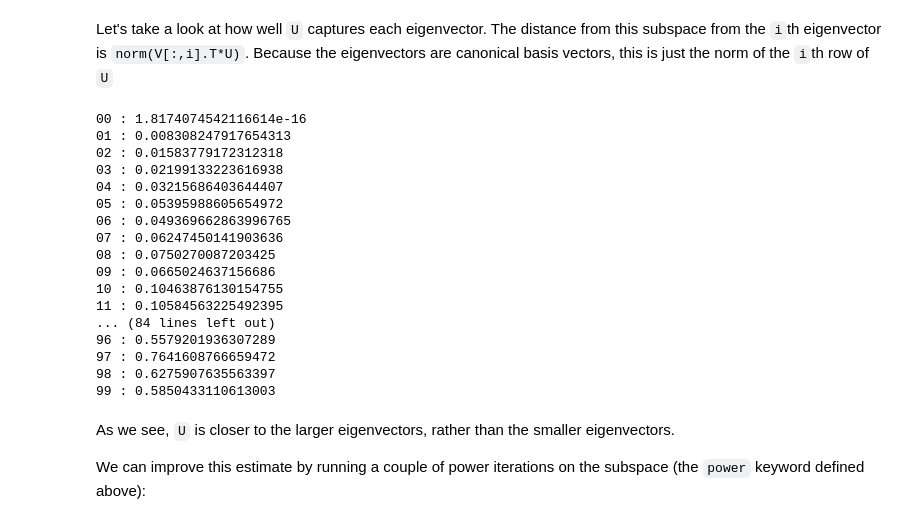
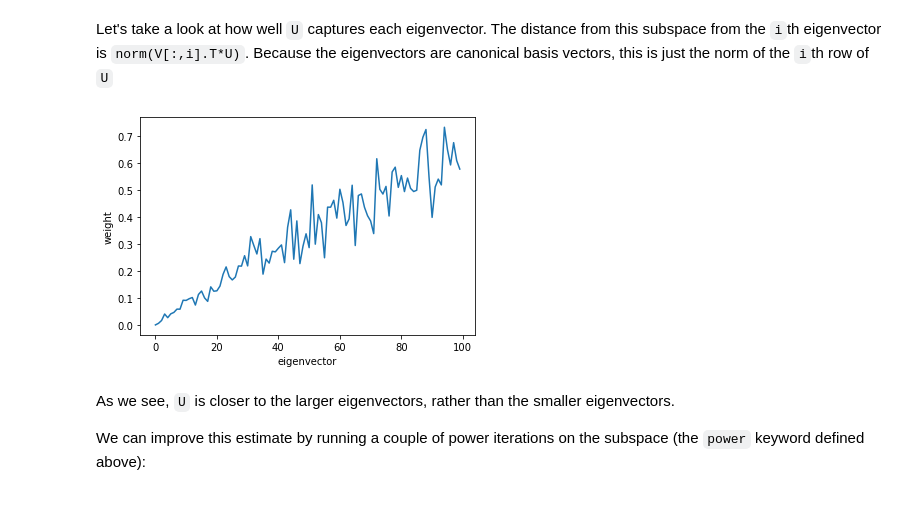
Before and after one commit to caam37830/book, a Jupyter notebook: _sources/02_linear_algebra/sparse_linalg.ipynb, the cells around one changed output. Drawn from its saved outputs; the diff is of its cells as text; code cells hidden in the pictures.

```diff
--- a/_sources/02_linear_algebra/sparse_linalg.ipynb
+++ b/_sources/02_linear_algebra/sparse_linalg.ipynb
@@ -216,3 +218,30 @@ def random_span_k(A, k, p=10, power=0):
+# %%
+from scipy.linalg import lapack
+
+def random_span_k(A, k, p=10, power=0):
+    """
+    Compute subspace whose span is close to contaning the top-k eigenspace of A
+
+    p = number of dimensions to pad
+    power : number of times to run a power iteration on the subspace
+    """
+    m, n = A.shape
+
+    X = np.random.randn(n, k+p)
+    Y = A @ X
+
+    m, n = Y.shape
+    lwork = max(3*n, 1)
+    qr, tau, work, info = lapack.dgeqrf(Y, lwork, 1) # overwrite A = True
+    Y, work, info = lapack.dorgqr(qr, tau, lwork, 1) # overwrite qr = True
+
+    for i in range(power):
+        Y = A @ Y
+        qr, tau, work, info = lapack.dgeqrf(Y, lwork, 1) # overwrite A = True
+        Y, work, info = lapack.dorgqr(qr, tau, lwork, 1) # overwrite qr = True
+
+
+    return Y
 # %% [markdown]
 Let's test this on a diagonal matrix with entries 0 to `n-1` along the main diagonal.  In this case, the eigenvalues are integers, and the eigenvectors are the standard basis vectors.
 # %%
@@ -238,26 +279,17 @@ array([[1., 0., 0., 0., 0.],
 # %% [markdown]
 Let's take a look at how well `U` captures each eigenvector.  The distance from this subspace from the `i`th eigenvector is `norm(V[:,i].T*U)`.  Because the eigenvectors are canonical basis vectors, this is just the norm of the `i`th row of `U`
 # %%
+Ui_norms = []
 for i in range(n):
-    print("{:02d} : {}".format(i, np.linalg.norm(U[i])))
+    Ui_norms.append(np.linalg.norm(U[i]))
+#     print("{:02d} : {}".format(i, np.linalg.norm(U[i])))
+
+plt.plot(Ui_norms)
+plt.xlabel('eigenvector')
+plt.ylabel('weight')
+plt.show()
 # %% [output]
-00 : 1.8174074542116614e-16
-01 : 0.008308247917654313
-02 : 0.01583779172312318
-03 : 0.02199133223616938
-04 : 0.03215686403644407
-05 : 0.05395988605654972
-06 : 0.049369662863996765
-07 : 0.06247450141903636
-08 : 0.0750270087203425
-09 : 0.0665024637156686
-10 : 0.10463876130154755
-11 : 0.10584563225492395
-... (84 lines left out)
-96 : 0.5579201936307289
-97 : 0.7641608766659472
-98 : 0.6275907635563397
-99 : 0.5850433110613003
+[figure, added]
 # %% [markdown]
 As we see, `U` is closer to the larger eigenvectors, rather than the smaller eigenvectors.
 
```
Also changed, not shown: parts of 15 cells of this notebook, 24 other files.
